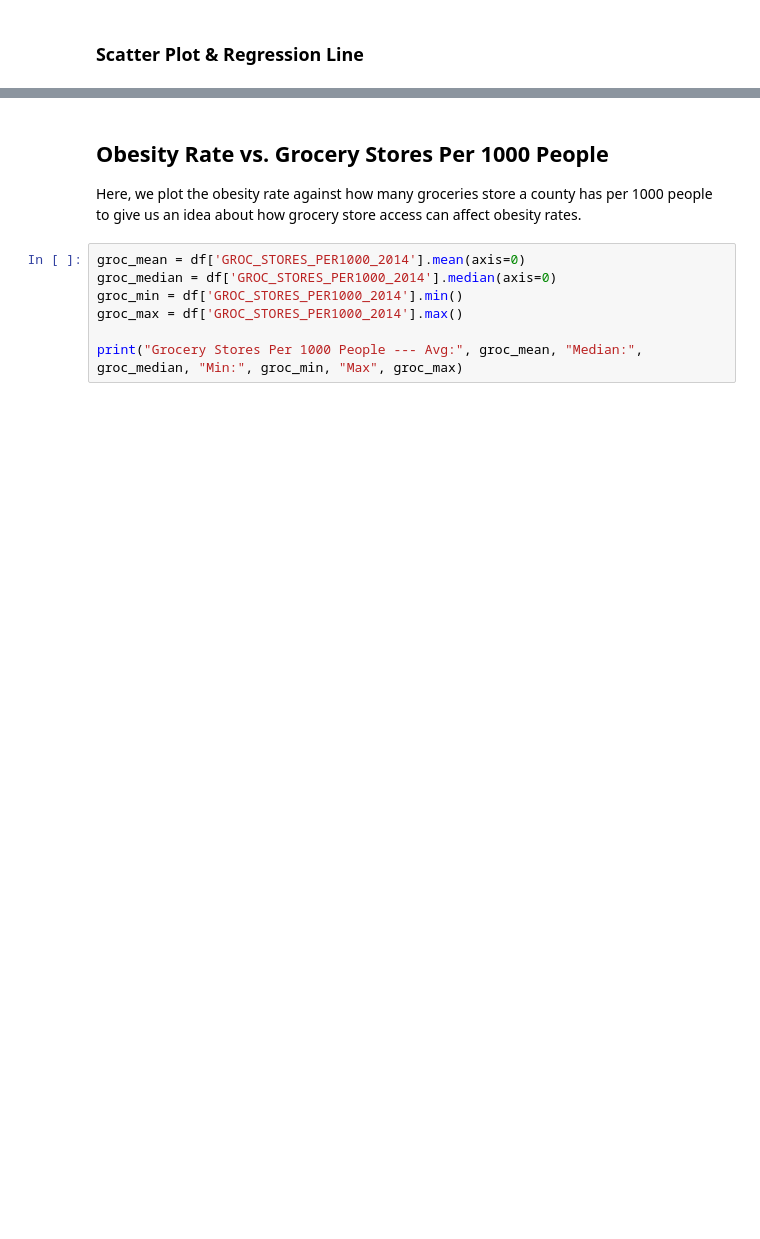
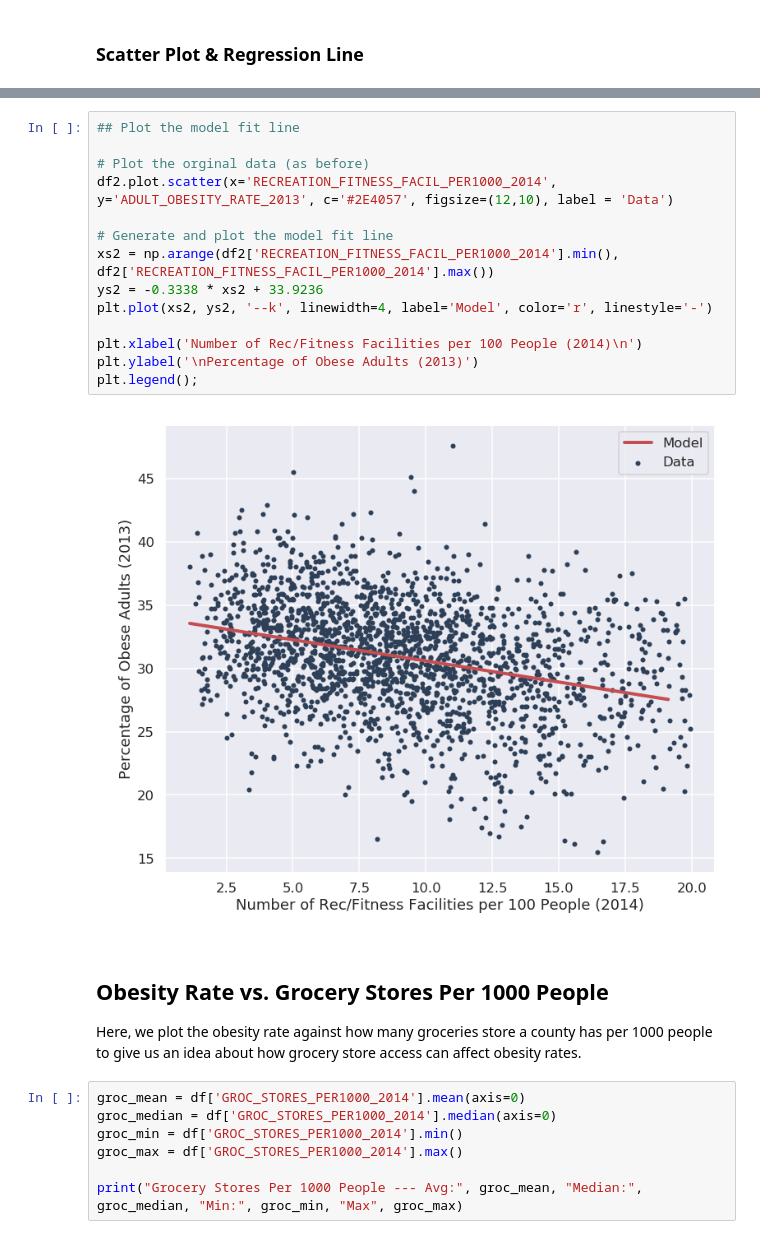
Before and after one commit to cwguan/COGS108-FinalProject, a Jupyter notebook: FinalProject.ipynb, the cells around one changed output, grey strips where cells are left out. Saved outputs shown, nothing was run; the diff lists cells and outputs as text; blank space fills up the shorter version.

```diff
--- a/FinalProject.ipynb
+++ b/FinalProject.ipynb
@@ -370,3 +437,19 @@ plt.show()
+# %%
+## Plot the model fit line
+
+# Plot the orginal data (as before)
+df2.plot.scatter(x='RECREATION_FITNESS_FACIL_PER1000_2014', y='ADULT_OBESITY_RATE_2013', c='#2E4057', figsize=(12,10), label = 'Data')
+
+# Generate and plot the model fit line
+xs2 = np.arange(df2['RECREATION_FITNESS_FACIL_PER1000_2014'].min(), df2['RECREATION_FITNESS_FACIL_PER1000_2014'].max())
+ys2 = -0.3338 * xs2 + 33.9236
+plt.plot(xs2, ys2, '--k', linewidth=4, label='Model', color='r', linestyle='-')
+
+plt.xlabel('Number of Rec/Fitness Facilities per 100 People (2014)\n')
+plt.ylabel('\nPercentage of Obese Adults (2013)')
+plt.legend();
+# %% [output]
+[figure, added]
 # %% [markdown]
 ## Obesity Rate vs. Grocery Stores Per 1000 People
 
```
Also changed, not shown: parts of 27 cells of this notebook.
